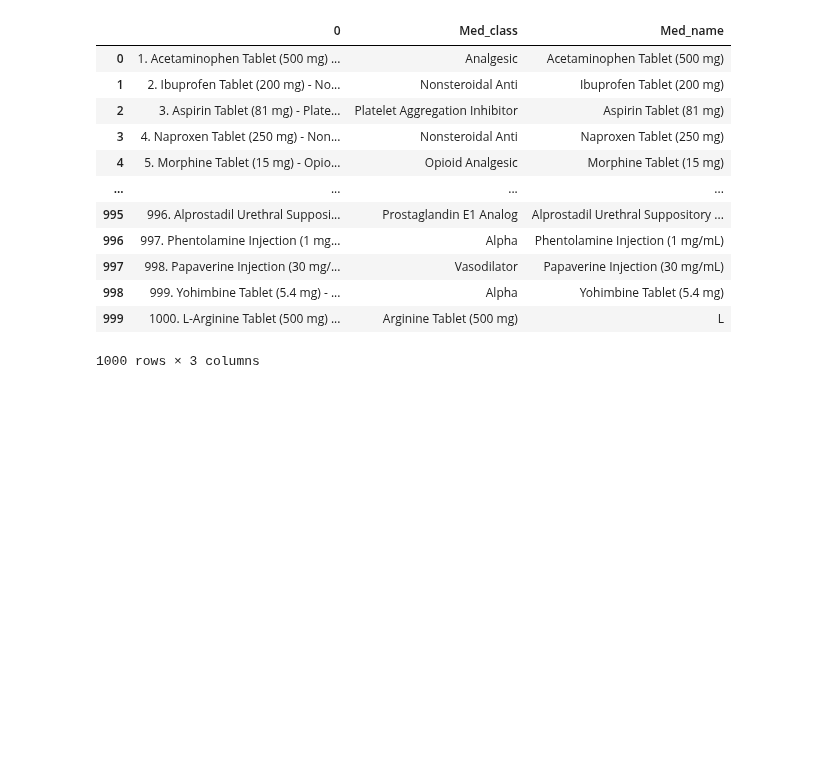
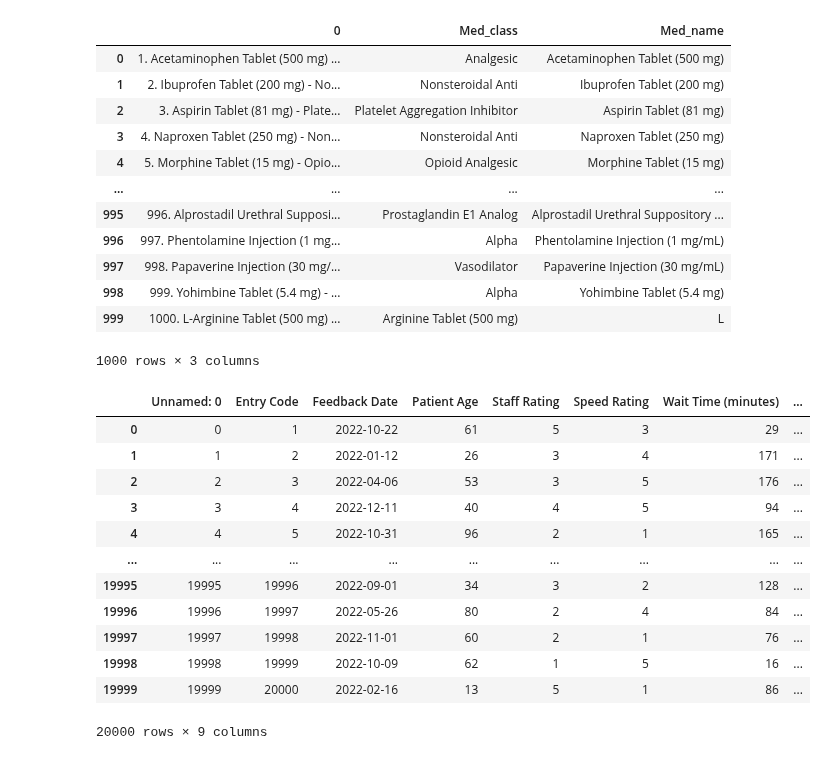
Before and after one commit to seoyeonc/Research_area, a Jupyter notebook: posts/1_note/2025-06-04-Python Data Analysis for Healthcare_Note_1.ipynb, the cells around one changed output. Cells and saved outputs as stored; diff of their text form; code cells hidden in the pictures; blank space fills up the shorter version.

```diff
--- a/posts/1_note/2025-06-04-Python Data Analysis for Healthcare_Note_1.ipynb
+++ b/posts/1_note/2025-06-04-Python Data Analysis for Healthcare_Note_1.ipynb
@@ -149,0 +152,17 @@ df_med
+# %%
+df_visit = pd.read_csv("../../../delete/Demo Patient Experience Data_NHC.csv")
+df_visit
+# %% [output]
+|  | Unnamed: 0 | Entry Code | Feedback Date | Patient Age | Staff Rating | Speed Rating | Wait Time (minutes) | ... |
+| 0 | 0 | 1 | 2022-10-22 | 61 | 5 | 3 | 29 | ... |
+| 1 | 1 | 2 | 2022-01-12 | 26 | 3 | 4 | 171 | ... |
+| 2 | 2 | 3 | 2022-04-06 | 53 | 3 | 5 | 176 | ... |
+| 3 | 3 | 4 | 2022-12-11 | 40 | 4 | 5 | 94 | ... |
+| 4 | 4 | 5 | 2022-10-31 | 96 | 2 | 1 | 165 | ... |
+| ... | ... | ... | ... | ... | ... | ... | ... | ... |
+| 19995 | 19995 | 19996 | 2022-09-01 | 34 | 3 | 2 | 128 | ... |
+| 19996 | 19996 | 19997 | 2022-05-26 | 80 | 2 | 4 | 84 | ... |
+| 19997 | 19997 | 19998 | 2022-11-01 | 60 | 2 | 1 | 76 | ... |
+| 19998 | 19998 | 19999 | 2022-10-09 | 62 | 1 | 5 | 16 | ... |
+| 19999 | 19999 | 20000 | 2022-02-16 | 13 | 5 | 1 | 86 | ... |
+20000 rows × 9 columns
```
Also changed, not shown: parts of 21 cells of this notebook, 1 other file.
